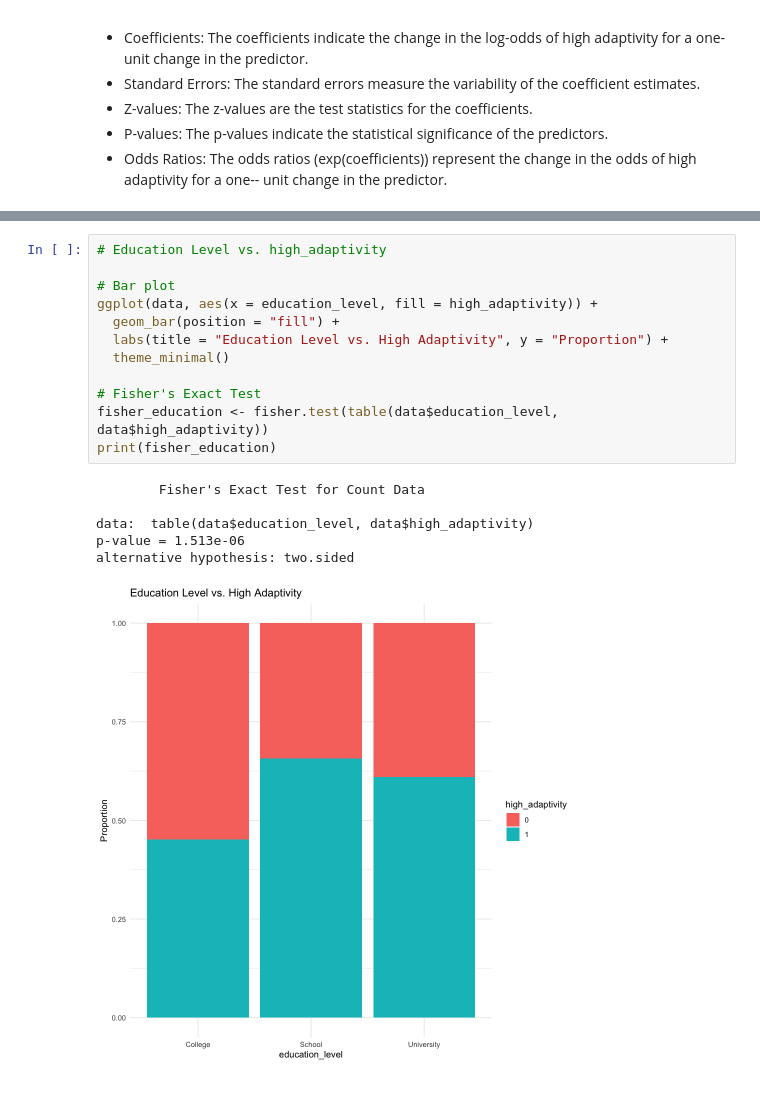
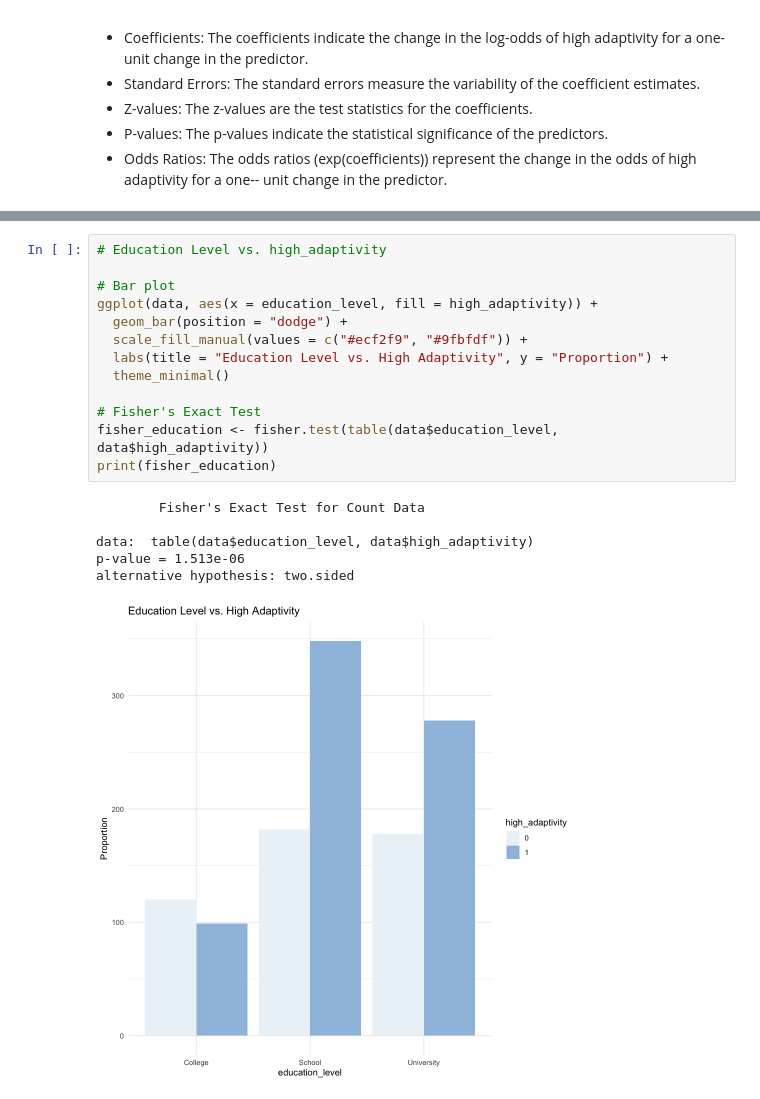
Before and after one commit to imperionite/insighted, a Jupyter notebook: Part1.ipynb, the cells around one changed output, grey strips where cells are left out. Cells and saved outputs as stored; diff of their text form.

```diff
--- a/Part1.ipynb
+++ b/Part1.ipynb
@@ -362,19 +363,20 @@ odds ratio
 # %%
 # Education Level vs. high_adaptivity
 
 # Bar plot
 ggplot(data, aes(x = education_level, fill = high_adaptivity)) +
-  geom_bar(position = "fill") +
+  geom_bar(position = "dodge") +
+  scale_fill_manual(values = c("#ecf2f9", "#9fbfdf")) +
   labs(title = "Education Level vs. High Adaptivity", y = "Proportion") +
   theme_minimal()
 
 # Fisher's Exact Test
 fisher_education <- fisher.test(table(data$education_level, data$high_adaptivity))
 print(fisher_education)
 # %% [output]
         Fisher's Exact Test for Count Data
 
 data:  table(data$education_level, data$high_adaptivity)
 p-value = 1.513e-06
 alternative hypothesis: two.sided
-[figure, old version]
+[figure, new version]
```
Also changed, not shown: parts of 16 cells of this notebook, 1 other file.
